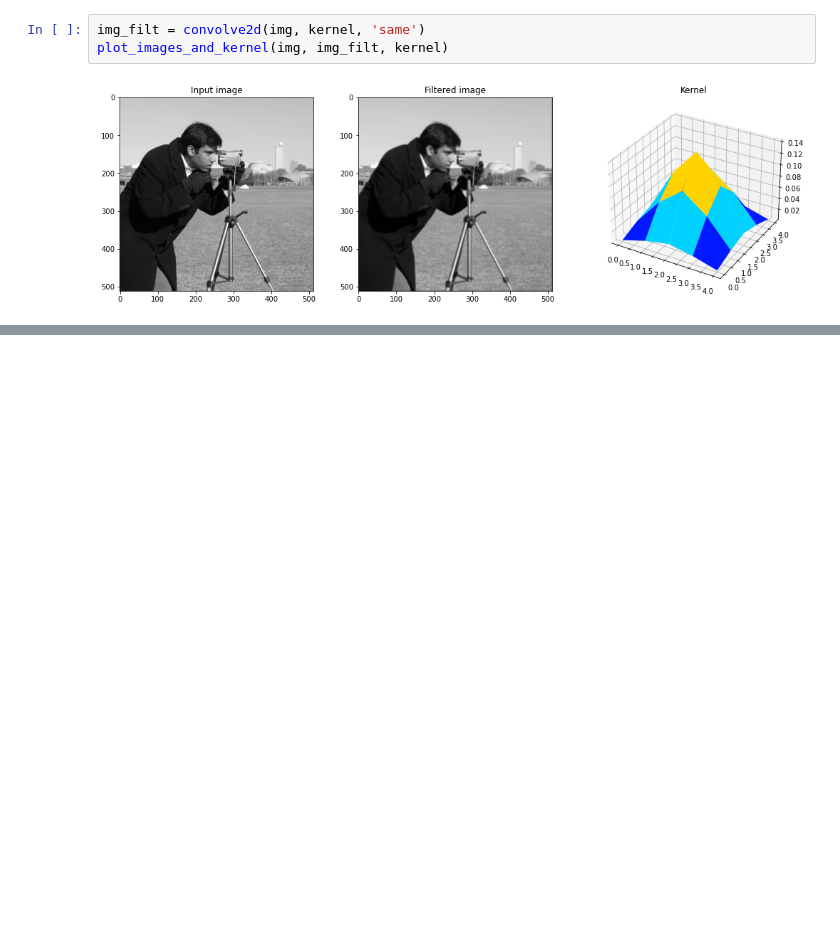
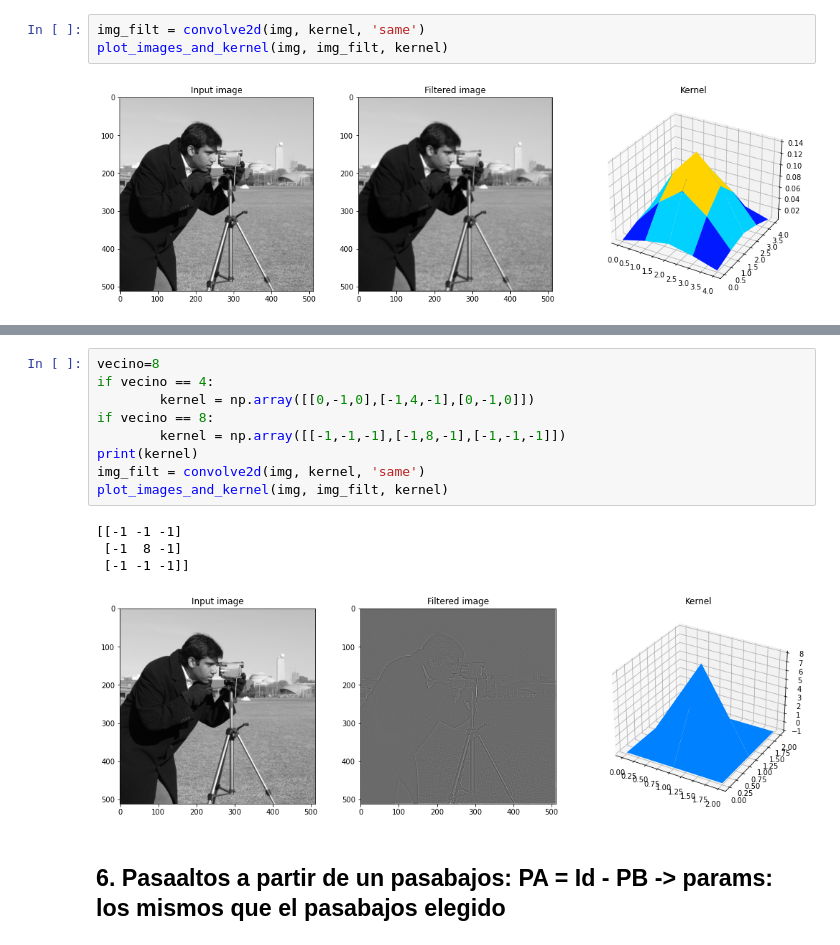
Before and after one commit to tarraga888/PDI_Practicas, a Jupyter notebook: P5EDTT.ipynb, the cells around one changed output, grey strips where cells are left out. Saved outputs shown, nothing was run; the diff lists cells and outputs as text; blank space fills up the shorter version.

```diff
--- a/P5EDTT.ipynb
+++ b/P5EDTT.ipynb
@@ -206,0 +210,16 @@ plot_images_and_kernel(img, img_filt, kernel)
+# %%
+vecino=8
+if vecino == 4:
+        kernel = np.array([[0,-1,0],[-1,4,-1],[0,-1,0]])
+if vecino == 8:
+        kernel = np.array([[-1,-1,-1],[-1,8,-1],[-1,-1,-1]])
+print(kernel)
+img_filt = convolve2d(img, kernel, 'same')
+plot_images_and_kernel(img, img_filt, kernel)
+# %% [output]
+[[-1 -1 -1]
+ [-1  8 -1]
+ [-1 -1 -1]]
+[figure, added]
+# %% [markdown]
+## 6. Pasaaltos a partir de un pasabajos: PA = Id - PB -> params: los mismos que el pasabajos elegido
```
Also changed, not shown: parts of 9 cells of this notebook.
